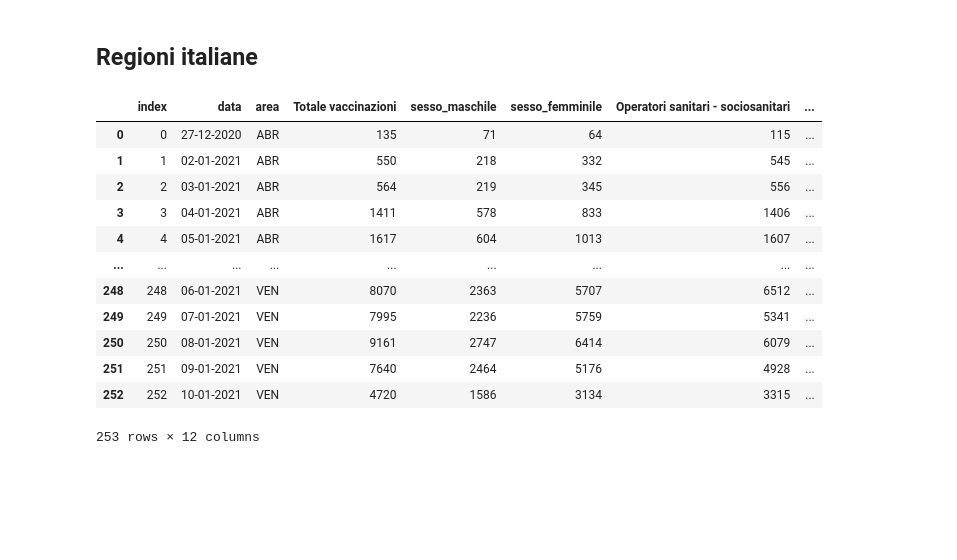
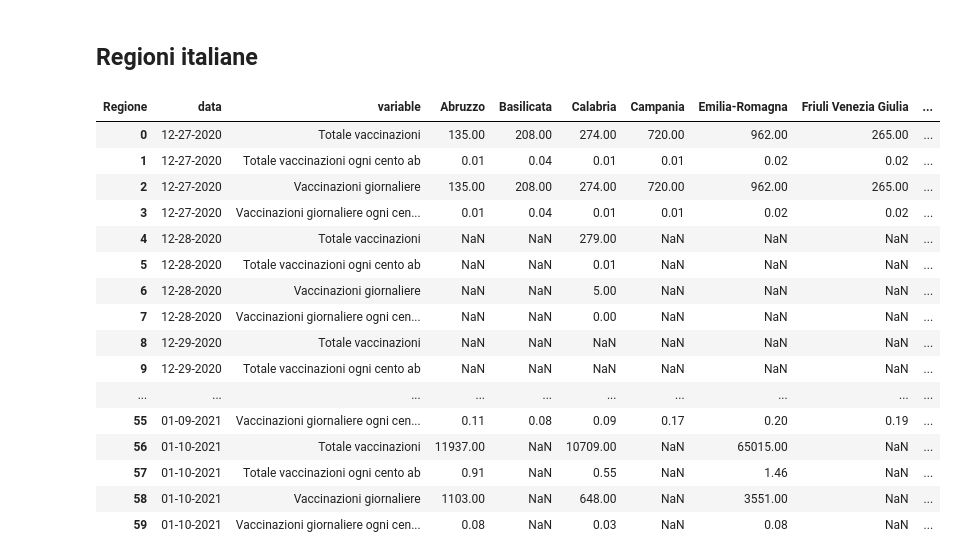
Before and after one commit to vincnardelli/covstat, a Jupyter notebook: covstat_vaccini.ipynb, the cells around one changed output. Cells and saved outputs as stored; diff of their text form; code cells hidden in the pictures; blank space fills up the shorter version.

```diff
--- a/covstat_vaccini.ipynb
+++ b/covstat_vaccini.ipynb
@@ -157,32 +157,49 @@ popolation = pd.DataFrame([name_regions, popolation_regions, area]).transpose()
 popolation.columns = ['regione', 'popolazione', 'area']
 # %%
 regioni = pd.read_csv("https://raw.githubusercontent.com/italia/covid19-opendata-vaccini/master/dati/somministrazioni-vaccini-summary-latest.csv")
-regioni[regioni['data_somministrazione'] == '2020-12-27']
 regioni = regioni.merge(popolation, on='area')
 
-regioni['Totale vaccinazioni ogni cento abitanti'] = regioni['totale']/regioni['popolazione']*100
-regioni['Totale vaccinazioni ogni cento abitanti'] = round(regioni['Totale vaccinazioni ogni cento abitanti'].astype(float), 4)
+regioni['Totale vaccinazioni'] = regioni.groupby(['regione'])['totale'].apply(lambda x: x.cumsum())
+regioni['Totale vaccinazioni ogni cento ab'] = regioni['Totale vaccinazioni']/regioni['popolazione']*100
+regioni['Totale vaccinazioni ogni cento ab'] = round(regioni['Totale vaccinazioni ogni cento ab'].astype(float), 2)
+
+
+regioni['Vaccinazioni giornaliere ogni cento ab'] = regioni['totale']/regioni['popolazione']*100
+regioni['Vaccinazioni giornaliere ogni cento ab'] = round(regioni['Vaccinazioni giornaliere ogni cento ab'].astype(float), 2)
+
 regioni = regioni.rename(columns={'data_somministrazione': 'data',
-                        'totale': 'Totale vaccinazioni',
+                        'totale': 'Vaccinazioni giornaliere',
                         'categoria_operatori_sanitari_sociosanitari': 'Operatori sanitari - sociosanitari',
                         'categoria_personale_non_sanitario': 'Personale non sanitario',
                         'categoria_ospiti_rsa': 'Ospiti RSA',
                         'regione': 'Regione'})
-regioni.reset_index(inplace=True)
-regioni.data = pd.to_datetime(regioni.data).dt.strftime('%d-%m-%Y')
+#regioni.reset_index(inplace=True)
+#regioni.data = pd.to_datetime(regioni.data).dt.strftime('%d-%m-%Y')
 regioni.to_csv("regioni.csv")
-regioni
-# %% [output]
-|  | index | data | area | Totale vaccinazioni | sesso_maschile | sesso_femminile | Operatori sanitari - sociosanitari | ... |
-| 0 | 0 | 27-12-2020 | ABR | 135 | 71 | 64 | 115 | ... |
-| 1 | 1 | 02-01-2021 | ABR | 550 | 218 | 332 | 545 | ... |
-| 2 | 2 | 03-01-2021 | ABR | 564 | 219 | 345 | 556 | ... |
-| 3 | 3 | 04-01-2021 | ABR | 1411 | 578 | 833 | 1406 | ... |
-| 4 | 4 | 05-01-2021 | ABR | 1617 | 604 | 1013 | 1607 | ... |
-| ... | ... | ... | ... | ... | ... | ... | ... | ... |
-| 248 | 248 | 06-01-2021 | VEN | 8070 | 2363 | 5707 | 6512 | ... |
-| 249 | 249 | 07-01-2021 | VEN | 7995 | 2236 | 5759 | 5341 | ... |
-| 250 | 250 | 08-01-2021 | VEN | 9161 | 2747 | 6414 | 6079 | ... |
-| 251 | 251 | 09-01-2021 | VEN | 7640 | 2464 | 5176 | 4928 | ... |
-| 252 | 252 | 10-01-2021 | VEN | 4720 | 1586 | 3134 | 3315 | ... |
-253 rows × 12 columns
+# %%
+confronto_regioni = regioni[['data', 'Regione', 'Totale vaccinazioni', 'Totale vaccinazioni ogni cento ab', 'Vaccinazioni giornaliere', 'Vaccinazioni giornaliere ogni cento ab']]
+confronto_regioni = confronto_regioni.melt(id_vars = ['Regione', 'data'])
+confronto_regioni = confronto_regioni.pivot(index = ['data', 'variable'], columns = 'Regione', values= 'value')
+confronto_regioni.reset_index(inplace=True)
+confronto_regioni.data = pd.to_datetime(confronto_regioni.data).dt.strftime('%m-%d-%Y')
+confronto_regioni.to_csv("confronto_regioni.csv")
+# %%
+confronto_regioni
+# %% [output]
+| Regione | data | variable | Abruzzo | Basilicata | Calabria | Campania | Emilia-Romagna | Friuli Venezia Giulia | ... |
+| 0 | 12-27-2020 | Totale vaccinazioni | 135.00 | 208.00 | 274.00 | 720.00 | 962.00 | 265.00 | ... |
+| 1 | 12-27-2020 | Totale vaccinazioni ogni cento ab | 0.01 | 0.04 | 0.01 | 0.01 | 0.02 | 0.02 | ... |
+| 2 | 12-27-2020 | Vaccinazioni giornaliere | 135.00 | 208.00 | 274.00 | 720.00 | 962.00 | 265.00 | ... |
+| 3 | 12-27-2020 | Vaccinazioni giornaliere ogni cen... | 0.01 | 0.04 | 0.01 | 0.01 | 0.02 | 0.02 | ... |
+| 4 | 12-28-2020 | Totale vaccinazioni | NaN | NaN | 279.00 | NaN | NaN | NaN | ... |
+| 5 | 12-28-2020 | Totale vaccinazioni ogni cento ab | NaN | NaN | 0.01 | NaN | NaN | NaN | ... |
+| 6 | 12-28-2020 | Vaccinazioni giornaliere | NaN | NaN | 5.00 | NaN | NaN | NaN | ... |
+| 7 | 12-28-2020 | Vaccinazioni giornaliere ogni cen... | NaN | NaN | 0.00 | NaN | NaN | NaN | ... |
+| 8 | 12-29-2020 | Totale vaccinazioni | NaN | NaN | NaN | NaN | NaN | NaN | ... |
+| 9 | 12-29-2020 | Totale vaccinazioni ogni cento ab | NaN | NaN | NaN | NaN | NaN | NaN | ... |
+| ... | ... | ... | ... | ... | ... | ... | ... | ... | ... |
+| 55 | 01-09-2021 | Vaccinazioni giornaliere ogni cen... | 0.11 | 0.08 | 0.09 | 0.17 | 0.20 | 0.19 | ... |
+| 56 | 01-10-2021 | Totale vaccinazioni | 11937.00 | NaN | 10709.00 | NaN | 65015.00 | NaN | ... |
+| 57 | 01-10-2021 | Totale vaccinazioni ogni cento ab | 0.91 | NaN | 0.55 | NaN | 1.46 | NaN | ... |
+| 58 | 01-10-2021 | Vaccinazioni giornaliere | 1103.00 | NaN | 648.00 | NaN | 3551.00 | NaN | ... |
+| 59 | 01-10-2021 | Vaccinazioni giornaliere ogni cen... | 0.08 | NaN | 0.03 | NaN | 0.08 | NaN | ... |
```
